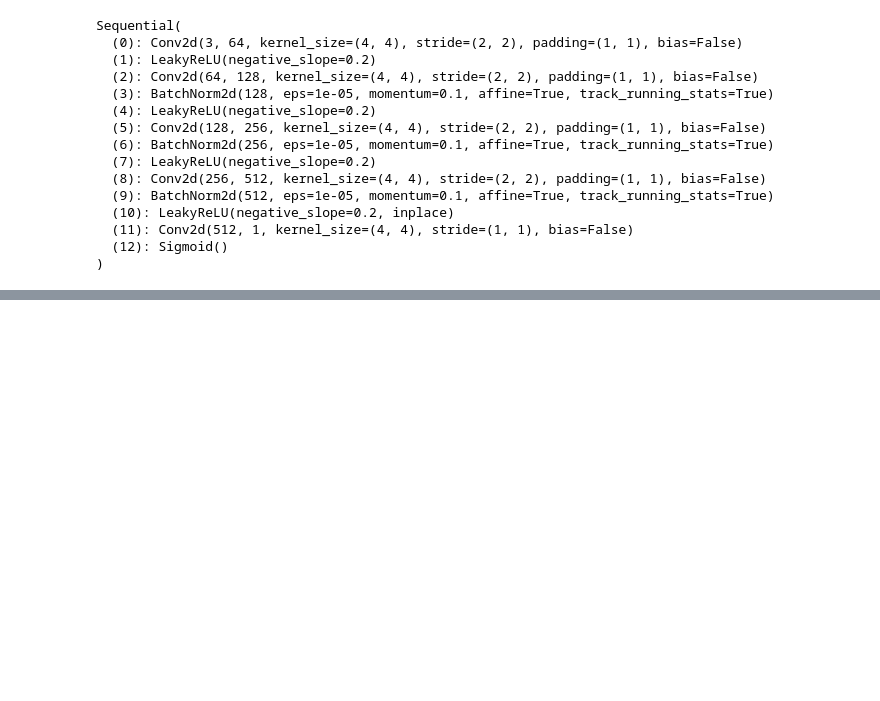
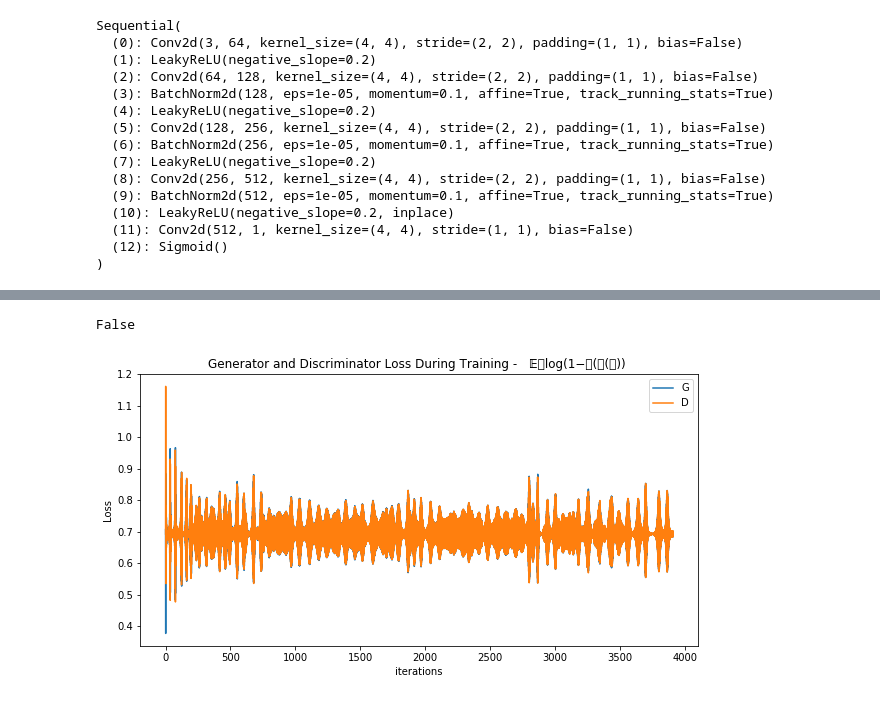
Before and after one commit to gabibu/GAN, a Jupyter notebook: cifar_dcgan_blank.ipynb, the cells around one changed output, grey strips where cells are left out. Saved outputs shown, nothing was run; the diff lists cells and outputs as text; code cells hidden in the pictures; blank space fills up the shorter version.

```diff
--- a/cifar_dcgan_blank.ipynb
+++ b/cifar_dcgan_blank.ipynb
@@ -328,0 +276,17 @@ train(real_label, plt_generated = True, n_epochs=100)
+# %%
+d1 == r1
+# %% [output]
+False
+# %%
+import matplotlib.pyplot as plt
+
+plt.figure(figsize=(10,5))
+plt.title("Generator and Discriminator Loss During Training -   𝔼𝑧log(1−𝐷(𝐺(𝑧)) ")
+plt.plot(r1,label="G")
+plt.plot(d1,label="D")
+plt.xlabel("iterations")
+plt.ylabel("Loss")
+plt.legend()
+plt.show()
+# %% [output]
+[figure, added]
```
Also changed, not shown: parts of 10 cells of this notebook.
